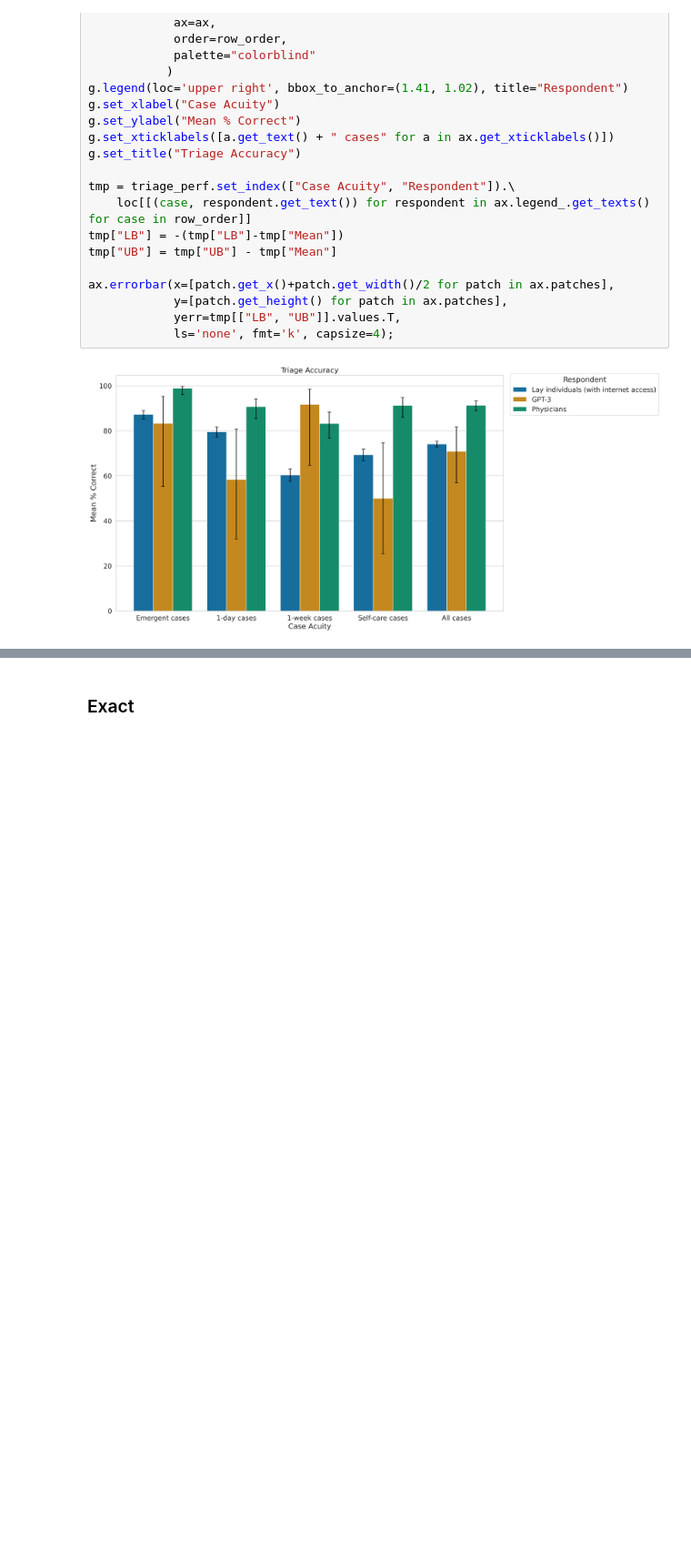
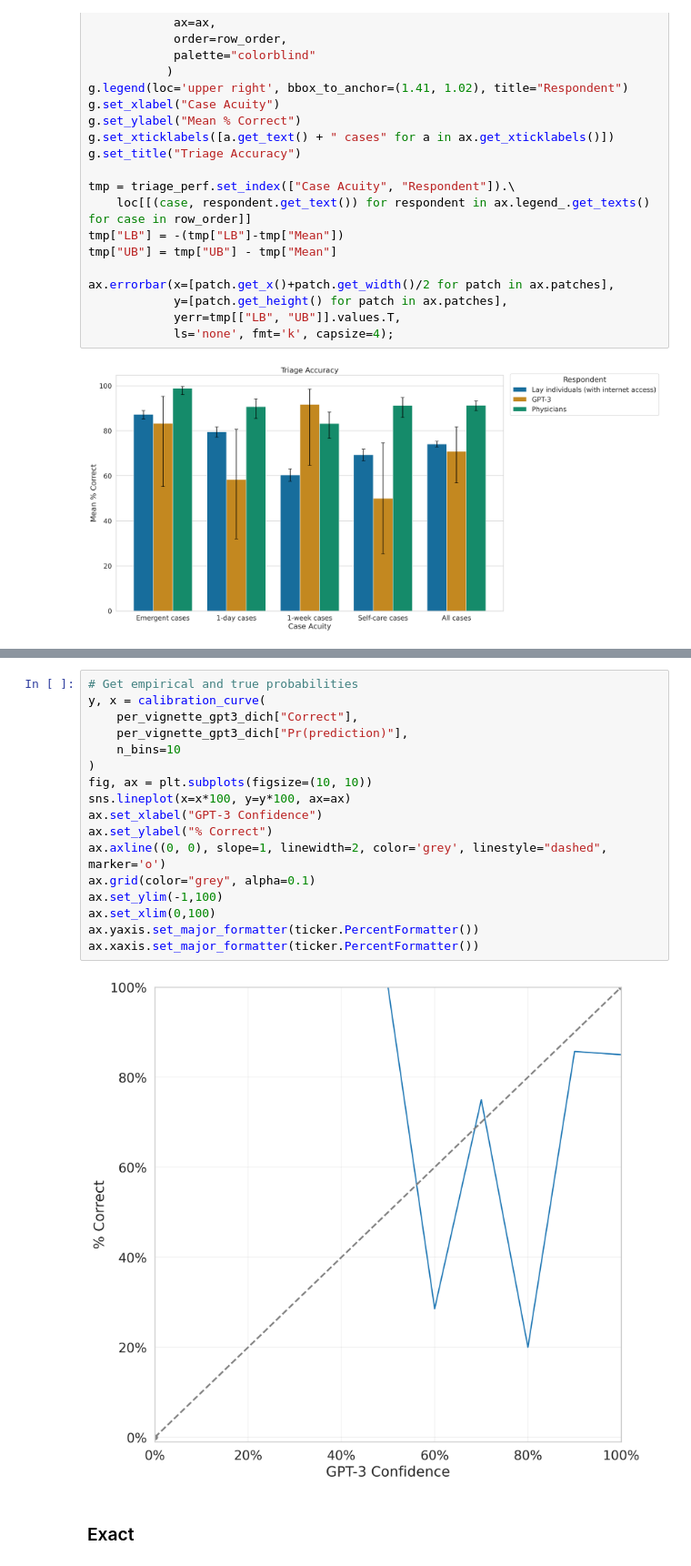
Before and after one commit to beamlab-hsph/gpt3-clinical-vignettes, a Jupyter notebook: notebooks/final-figures-tables.ipynb, the cells around one changed output, grey strips where cells are left out. Shown at 91% size. Drawn from its saved outputs; the diff is of its cells as text; blank space fills up the shorter version.

```diff
--- a/notebooks/final-figures-tables.ipynb
+++ b/notebooks/final-figures-tables.ipynb
@@ -563,3 +606,22 @@ ax.xaxis.set_major_formatter(ticker.PercentFormatter())
+# %%
+# Get empirical and true probabilities
+y, x = calibration_curve(
+    per_vignette_gpt3_dich["Correct"],
+    per_vignette_gpt3_dich["Pr(prediction)"],
+    n_bins=10
+)
+fig, ax = plt.subplots(figsize=(10, 10))
+sns.lineplot(x=x*100, y=y*100, ax=ax)
+ax.set_xlabel("GPT-3 Confidence")
+ax.set_ylabel("% Correct")
+ax.axline((0, 0), slope=1, linewidth=2, color='grey', linestyle="dashed",  marker='o')
+ax.grid(color="grey", alpha=0.1)
+ax.set_ylim(-1,100)
+ax.set_xlim(0,100)
+ax.yaxis.set_major_formatter(ticker.PercentFormatter())
+ax.xaxis.set_major_formatter(ticker.PercentFormatter())
+# %% [output]
+[figure, added]
 # %% [markdown]
 ### Exact
 # %%
```
Also changed, not shown: parts of 17 cells of this notebook, 3 other files.
